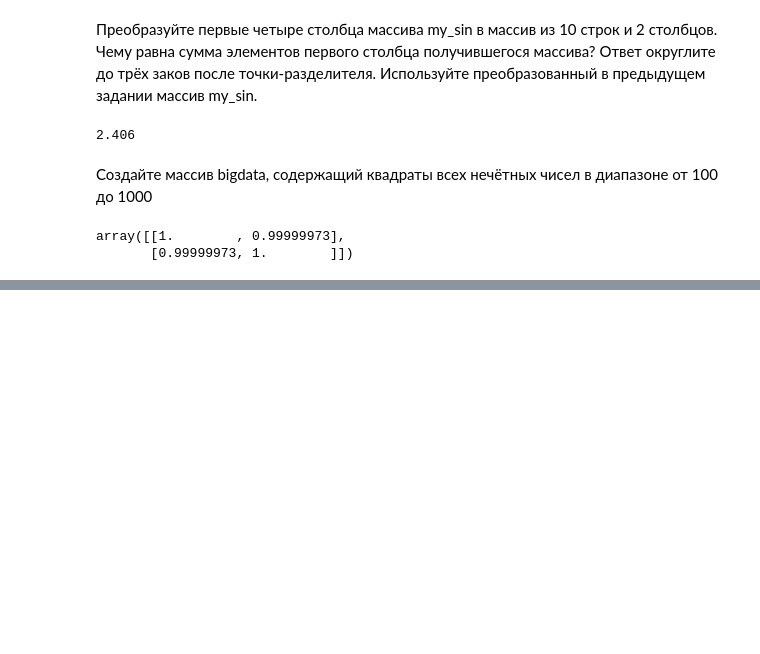
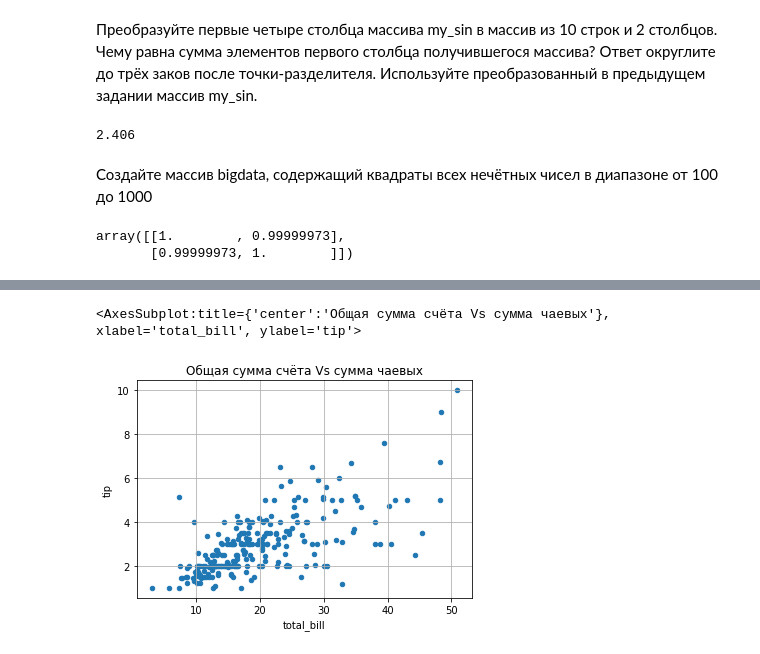
Before and after one commit to Demistus/Python9_learn, a Jupyter notebook: numpy.ipynb, the cells around one changed output, grey strips where cells are left out. Cells and saved outputs as stored; diff of their text form; code cells hidden in the pictures; blank space fills up the shorter version.

```diff
--- a/numpy.ipynb
+++ b/numpy.ipynb
@@ -274,0 +307,9 @@ array([[1.        , 0.99999973],
+# %%
+df.plot(x = 'total_bill',
+        y = 'tip',
+        kind = 'scatter',
+        grid = True,
+        title = 'Общая сумма счёта Vs сумма чаевых')
+# %% [output]
+<AxesSubplot:title={'center':'Общая сумма счёта Vs сумма чаевых'}, xlabel='total_bill', ylabel='tip'>
+[figure, added]
```
Also changed, not shown: parts of 13 cells of this notebook, 1 other file.
